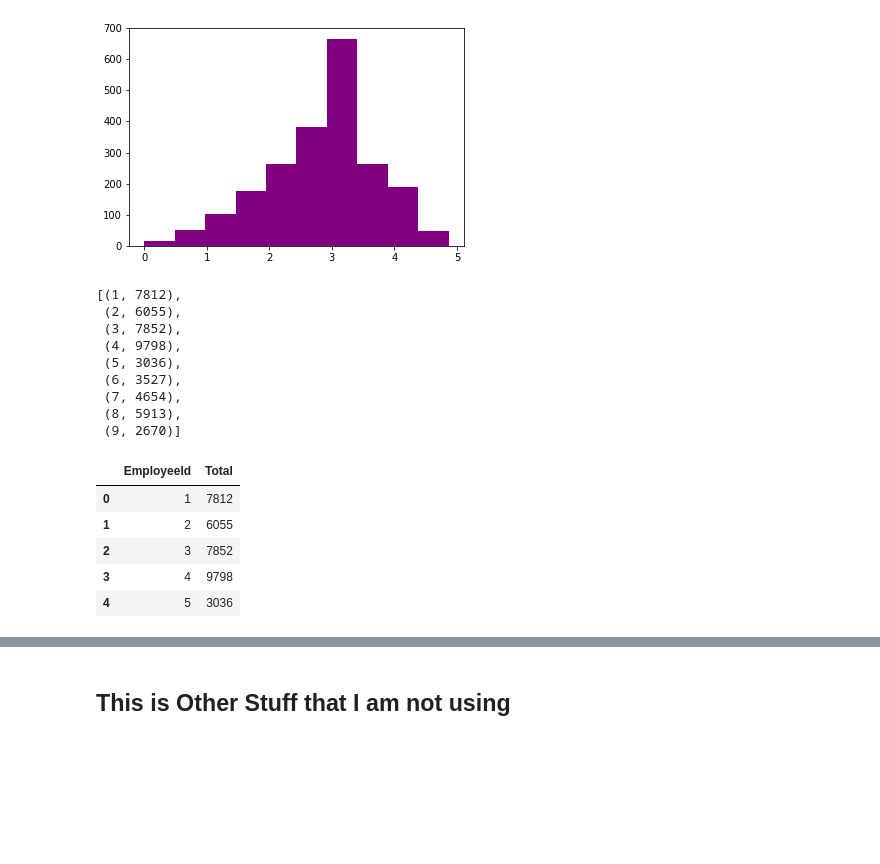
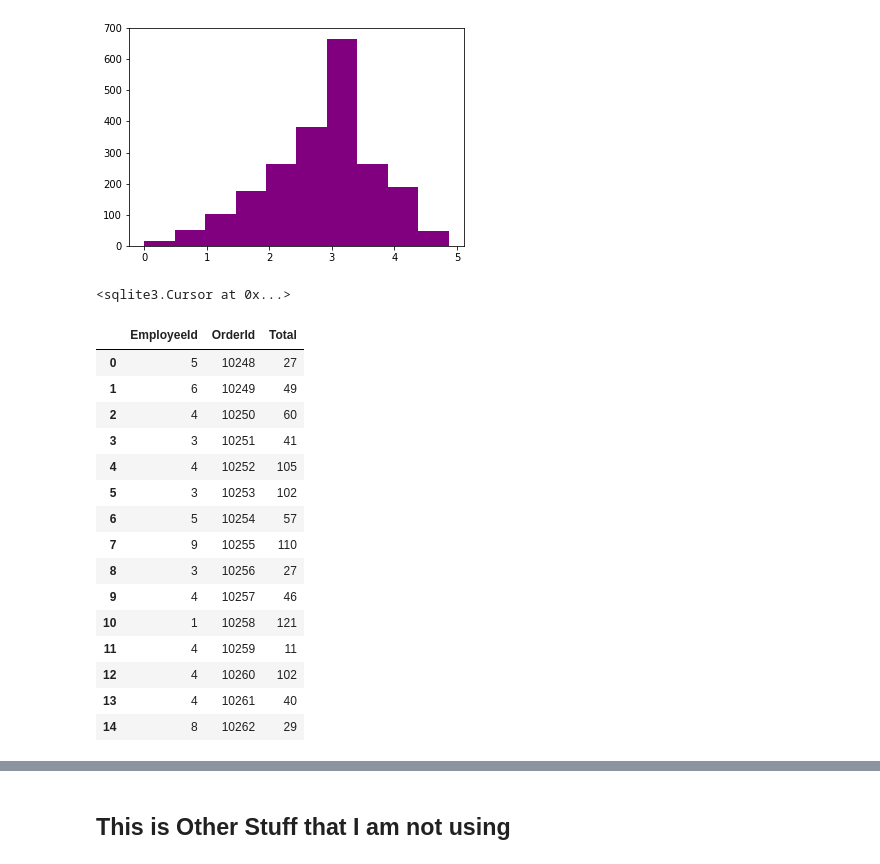
Before and after one commit to MagicMilly/dsc-2-final-project-online-ds-ft-100118, a Jupyter notebook: student.ipynb, the cells around one changed output, grey strips where cells are left out. Saved outputs shown, nothing was run; the diff lists cells and outputs as text; code cells hidden in the pictures; blank space fills up the shorter version.

```diff
--- a/student.ipynb
+++ b/student.ipynb
@@ -420,25 +442,27 @@ plt.hist(np.log(employee_sales_df.Quantity), color='purple');
 # %%
 # Check SQL statement is correct before making new table
 c.execute('SELECT EmployeeId, SUM(OrderDetail.Quantity) FROM [Order] INNER JOIN OrderDetail ON [Order].Id = \
-OrderDetail.OrderId GROUP BY EmployeeId;').fetchall()
+OrderDetail.OrderId GROUP BY OrderDetail.OrderId;')#.fetchall()
 # %% [output]
-[(1, 7812),
- (2, 6055),
- (3, 7852),
- (4, 9798),
- (5, 3036),
- (6, 3527),
- (7, 4654),
- (8, 5913),
- (9, 2670)]
+<sqlite3.Cursor at 0x...>
 # %%
-total_sales_by_employee_df = pd.read_sql_query('SELECT EmployeeId, SUM(OrderDetail.Quantity) AS Total FROM [Order] \
-INNER JOIN OrderDetail ON [Order].Id = OrderDetail.OrderId GROUP BY EmployeeId;', conn)
-total_sales_by_employee_df.head()
+sales_by_order_df = pd.read_sql_query('SELECT EmployeeId, OrderDetail.OrderId, SUM(OrderDetail.Quantity) AS Total \
+FROM [Order] INNER JOIN OrderDetail ON [Order].Id = OrderDetail.OrderId GROUP BY OrderDetail.OrderId;', conn)
+sales_by_order_df.head(15)
 # %% [output]
-|  | EmployeeId | Total |
-| 0 | 1 | 7812 |
-| 1 | 2 | 6055 |
-| 2 | 3 | 7852 |
-| 3 | 4 | 9798 |
-| 4 | 5 | 3036 |
+|  | EmployeeId | OrderId | Total |
+| 0 | 5 | 10248 | 27 |
+| 1 | 6 | 10249 | 49 |
+| 2 | 4 | 10250 | 60 |
+| 3 | 3 | 10251 | 41 |
+| 4 | 4 | 10252 | 105 |
+| 5 | 3 | 10253 | 102 |
+| 6 | 5 | 10254 | 57 |
+| 7 | 9 | 10255 | 110 |
+| 8 | 3 | 10256 | 27 |
+| 9 | 4 | 10257 | 46 |
+| 10 | 1 | 10258 | 121 |
+| 11 | 4 | 10259 | 11 |
+| 12 | 4 | 10260 | 102 |
+| 13 | 4 | 10261 | 40 |
+| 14 | 8 | 10262 | 29 |
```
Also changed, not shown: parts of 20 cells of this notebook.
